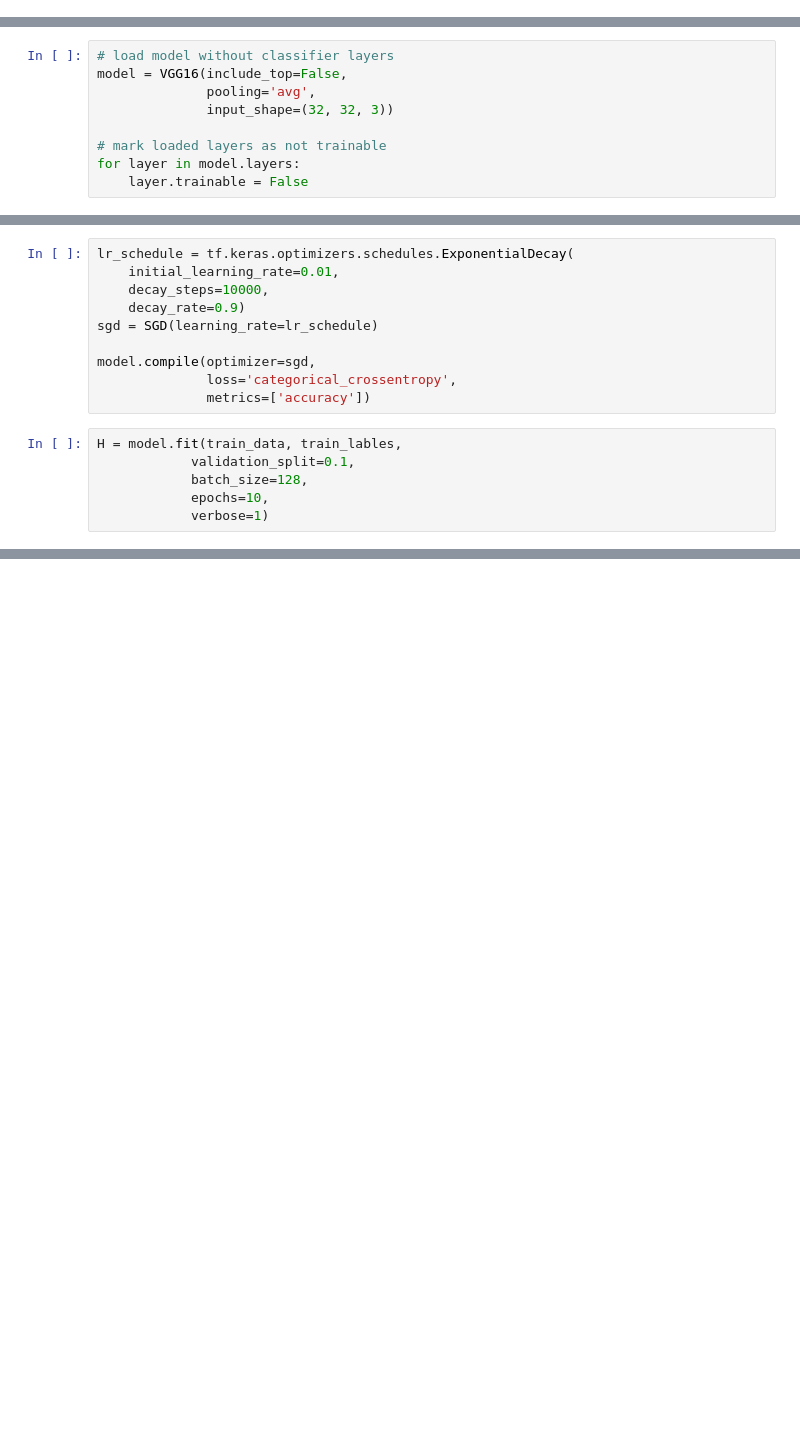
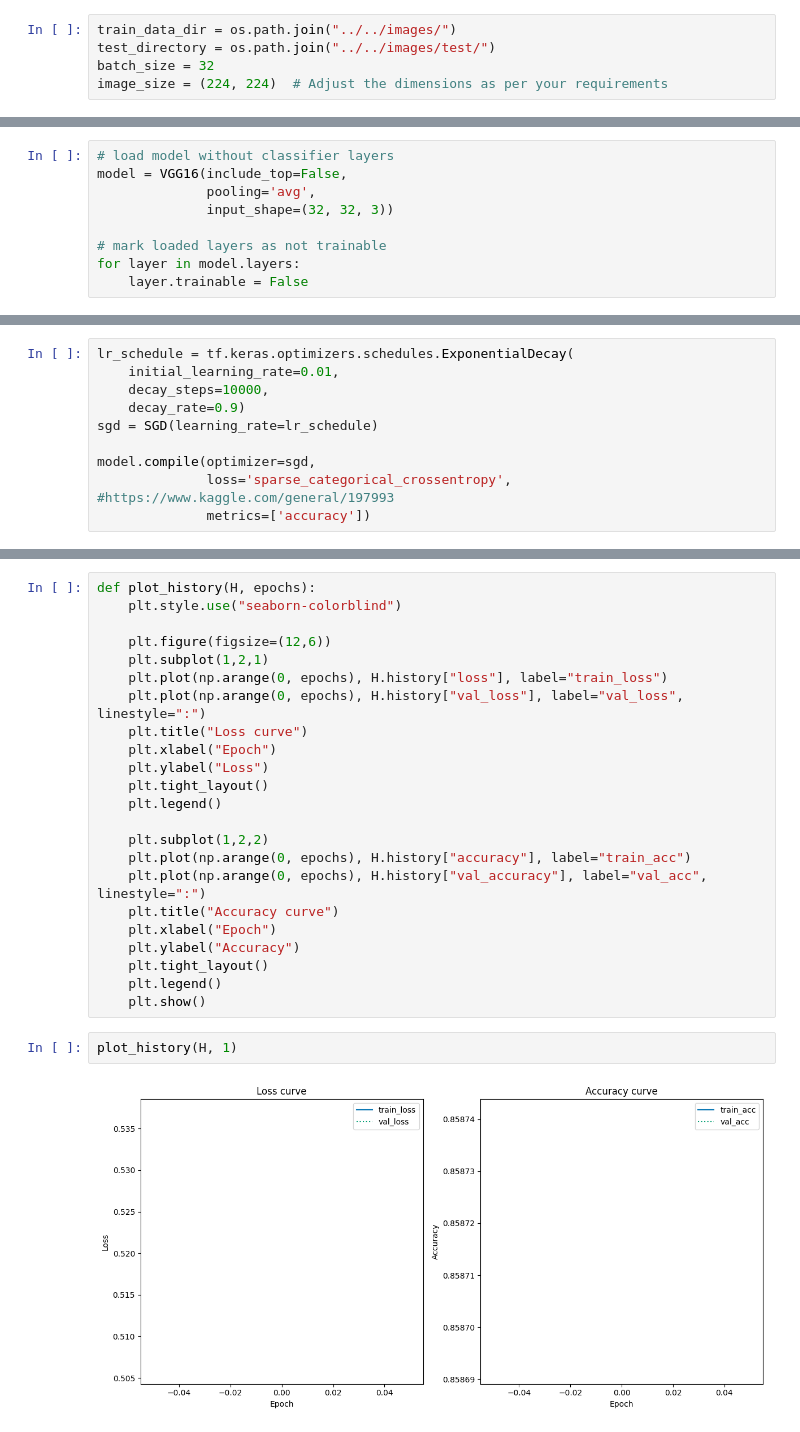
Before and after one commit to AU-CDS/assignment3-pretrained-cnns-AneliaAB, a Jupyter notebook: scr/code.ipynb, the cells around one changed output, grey strips where cells are left out. Saved outputs shown, nothing was run; the diff lists cells and outputs as text; blank space fills up the shorter version.

```diff
--- a/scr/code.ipynb
+++ b/scr/code.ipynb
@@ -134,0 +66,5 @@ train_data.shape
+# %%
+train_data_dir = os.path.join("../../images/")
+test_directory = os.path.join("../../images/test/")
+batch_size = 32
+image_size = (224, 224)  # Adjust the dimensions as per your requirements
@@ -179,11 +131,5 @@ lr_schedule = tf.keras.optimizers.schedules.ExponentialDecay(
 sgd = SGD(learning_rate=lr_schedule)
 
 model.compile(optimizer=sgd,
-              loss='categorical_crossentropy',
+              loss='sparse_categorical_crossentropy', #https://www.kaggle.com/general/197993
               metrics=['accuracy'])
-# %%
-H = model.fit(train_data, train_lables,
-            validation_split=0.1,
-            batch_size=128,
-            epochs=10,
-            verbose=1)
@@ -191,0 +171,27 @@ ValueError: Training data contains 1 samples, which is not sufficient to split i
+# %%
+def plot_history(H, epochs):
+    plt.style.use("seaborn-colorblind")
+
+    plt.figure(figsize=(12,6))
+    plt.subplot(1,2,1)
+    plt.plot(np.arange(0, epochs), H.history["loss"], label="train_loss")
+    plt.plot(np.arange(0, epochs), H.history["val_loss"], label="val_loss", linestyle=":")
+    plt.title("Loss curve")
+    plt.xlabel("Epoch")
+    plt.ylabel("Loss")
+    plt.tight_layout()
+    plt.legend()
+
+    plt.subplot(1,2,2)
+    plt.plot(np.arange(0, epochs), H.history["accuracy"], label="train_acc")
+    plt.plot(np.arange(0, epochs), H.history["val_accuracy"], label="val_acc", linestyle=":")
+    plt.title("Accuracy curve")
+    plt.xlabel("Epoch")
+    plt.ylabel("Accuracy")
+    plt.tight_layout()
+    plt.legend()
+    plt.show()
+# %%
+plot_history(H, 1)
+# %% [output]
+[figure, added]
```
Also changed, not shown: parts of 13 cells of this notebook.
